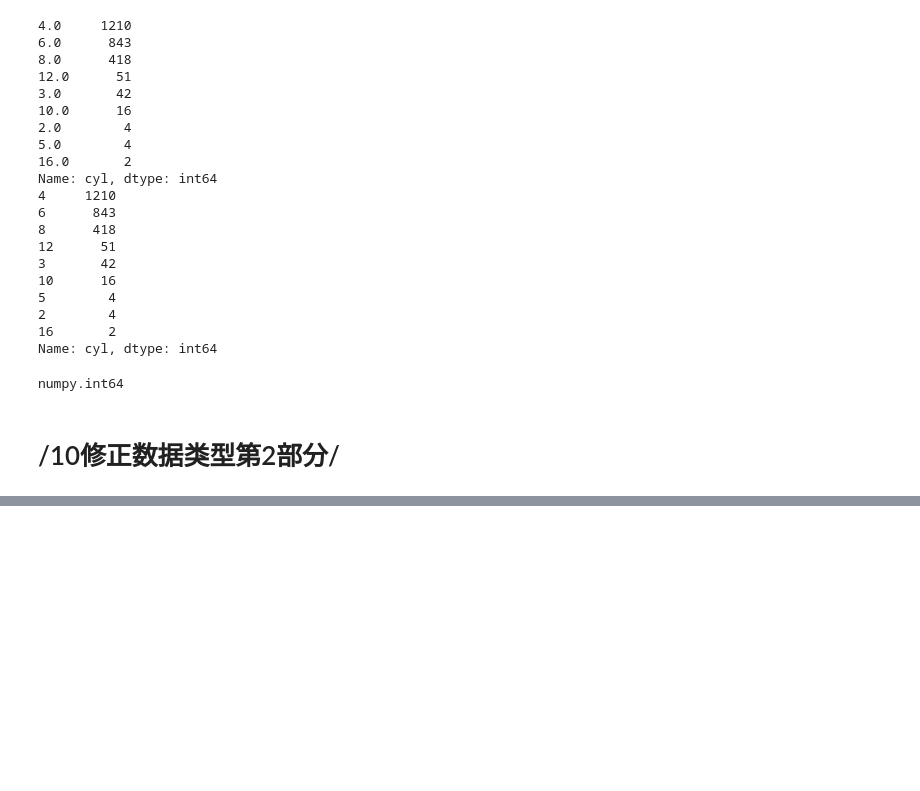
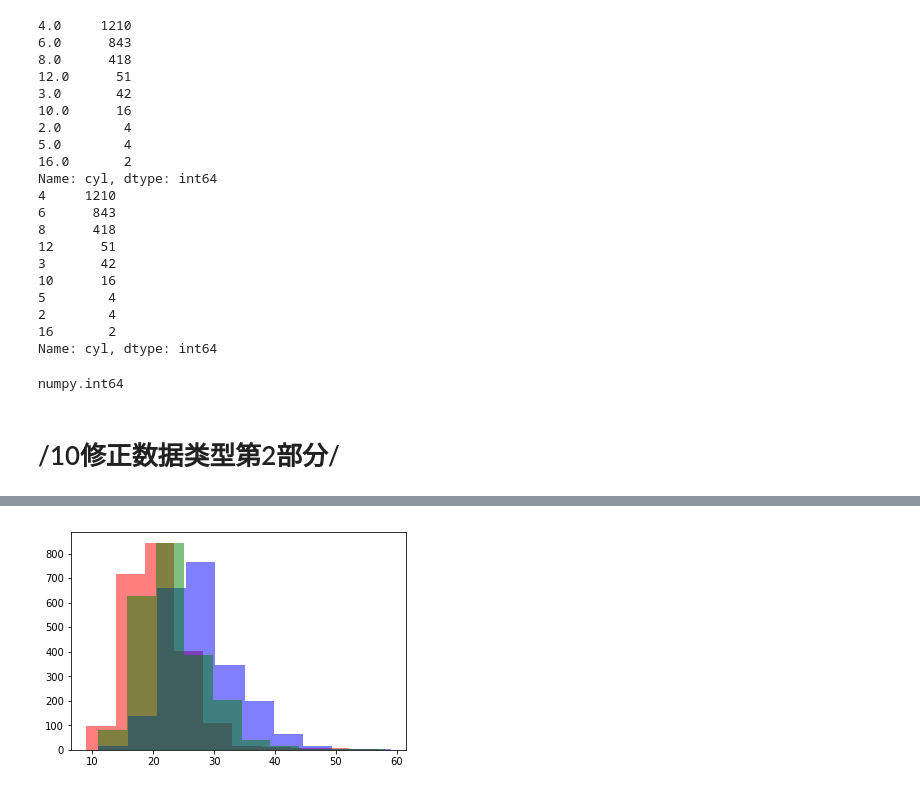
Before and after one commit to mengfanchun2017/_archive_dand, a Jupyter notebook: Project3/files/p3_exercise2_lm.ipynb, the cells around one changed output, grey strips where cells are left out. Drawn from its saved outputs; the diff is of its cells as text; code cells hidden in the pictures; blank space fills up the shorter version.

```diff
--- a/Project3/files/p3_exercise2_lm.ipynb
+++ b/Project3/files/p3_exercise2_lm.ipynb
@@ -537,0 +731,9 @@ df08['air_pollution_score'] = df08['air_pollution_score'].astype(int)
+# %%
+city=plt.hist(df08['city_mpg'],color='r', alpha = 0.5)
+hwy=plt.hist(df08['hwy_mpg'],color='b', alpha = 0.5)
+cmb = plt.hist(df08['cmb_mpg'],color='g', alpha = 0.5)
+plt.show()
+# 从数据可以推断出city是在城市的速度（miles per hour）
+# hwy是高速的，cmb是联合的
+# %% [output]
+[figure, added]
```
Also changed, not shown: parts of 45 cells of this notebook, 9 other files.
